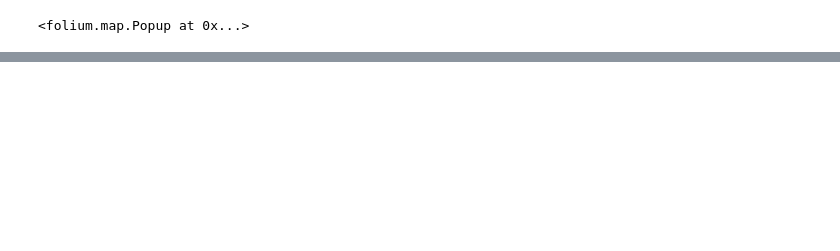
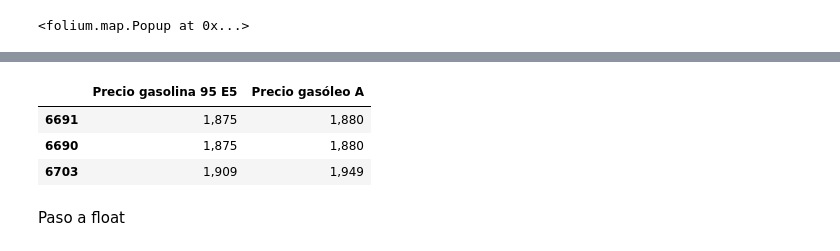
Before and after one commit to abarrasa/Final-Project, a Jupyter notebook: Visualización.ipynb, the cells around one changed output, grey strips where cells are left out. Cells and saved outputs as stored; diff of their text form; code cells hidden in the pictures; blank space fills up the shorter version.

Commit message:
etiqueta colores

```diff
--- a/Visualización.ipynb
+++ b/Visualización.ipynb
@@ -147,0 +178,10 @@ ubi_actual(price_head)
+# %%
+df_colores = price_head.iloc[:,[7,10]]
+df_colores
+# %% [output]
+|  | Precio gasolina 95 E5 | Precio gasóleo A |
+| 6691 | 1,875 | 1,880 |
+| 6690 | 1,875 | 1,880 |
+| 6703 | 1,909 | 1,949 |
+# %% [markdown]
+Paso a float
```
Also changed, not shown: parts of 10 cells of this notebook, 12 other files.
